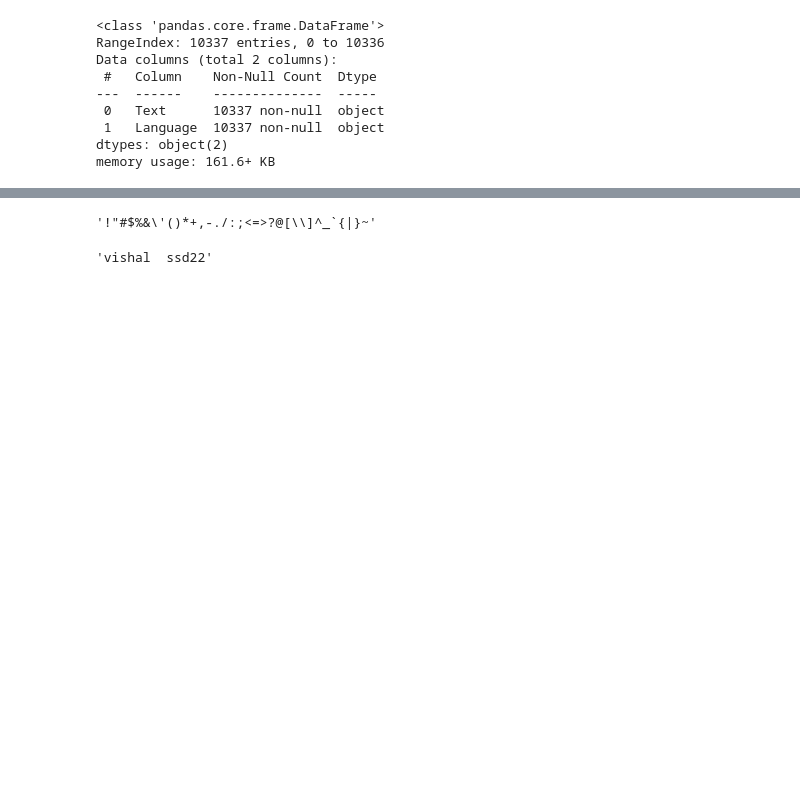
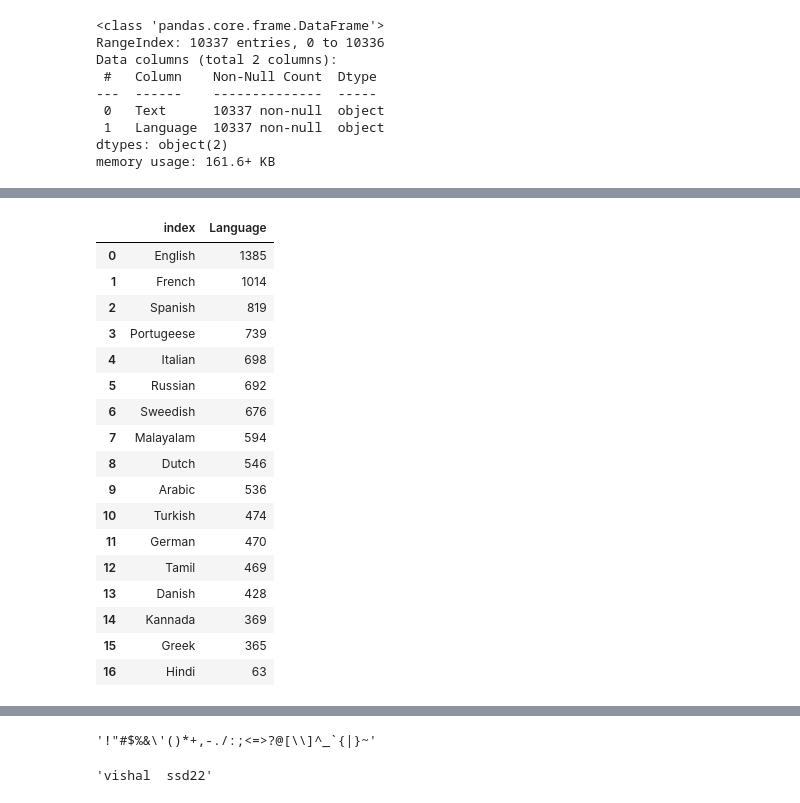
Before and after one commit to vishal815/Language_Predictor_ML_NLP, a Jupyter notebook: Untitled.ipynb, the cells around one changed output, grey strips where cells are left out. Cells and saved outputs as stored; diff of their text form; code cells hidden in the pictures; blank space fills up the shorter version.

```diff
--- a/Untitled.ipynb
+++ b/Untitled.ipynb
@@ -33,0 +100,22 @@ memory usage: 161.6+ KB
+# %%
+language= df['Language'].value_counts().reset_index()
+language
+# %% [output]
+|  | index | Language |
+| 0 | English | 1385 |
+| 1 | French | 1014 |
+| 2 | Spanish | 819 |
+| 3 | Portugeese | 739 |
+| 4 | Italian | 698 |
+| 5 | Russian | 692 |
+| 6 | Sweedish | 676 |
+| 7 | Malayalam | 594 |
+| 8 | Dutch | 546 |
+| 9 | Arabic | 536 |
+| 10 | Turkish | 474 |
+| 11 | German | 470 |
+| 12 | Tamil | 469 |
+| 13 | Danish | 428 |
+| 14 | Kannada | 369 |
+| 15 | Greek | 365 |
+| 16 | Hindi | 63 |
```
Also changed, not shown: parts of 28 cells of this notebook, 3 other files.
